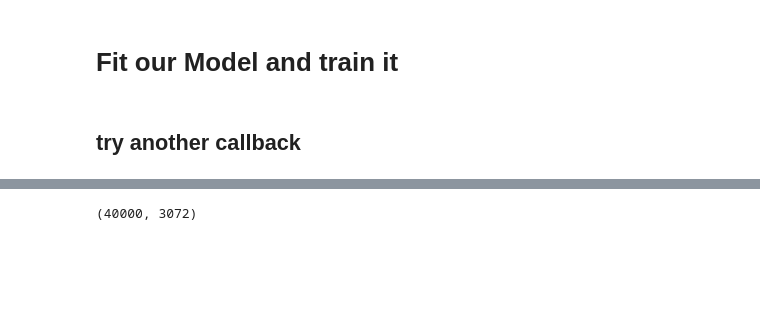
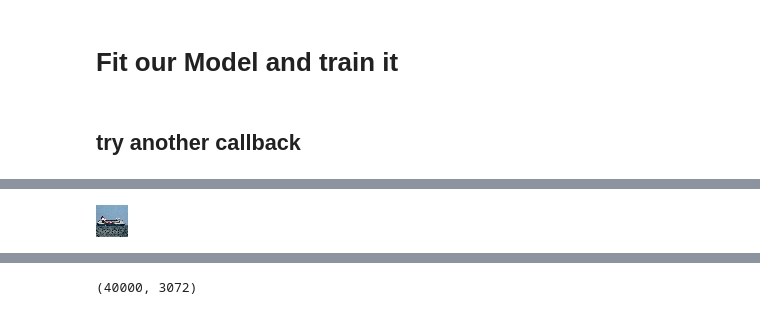
Before and after one commit to ahmadasmandar/python_tutorials, a Jupyter notebook: machine/10 - build our ANN.ipynb, the cells around one changed output, grey strips where cells are left out. Drawn from its saved outputs; the diff is of its cells as text; code cells hidden in the pictures; blank space fills up the shorter version.

```diff
--- a/machine/10 - build our ANN.ipynb
+++ b/machine/10 - build our ANN.ipynb
@@ -222,0 +222,8 @@ Wall time: 1min 59s
+# %%
+image_2='ship_2.jpg'
+img_t=load_img(image_2,target_size=(32,32))
+display(img_t)
+img_arr_t=img_to_array(img_t)
+img_shaped_t=img_arr_t.reshape(1, total_inputs)
+# %% [output]
+[figure, added]
```
Also changed, not shown: parts of 24 cells of this notebook, 47 other files.
